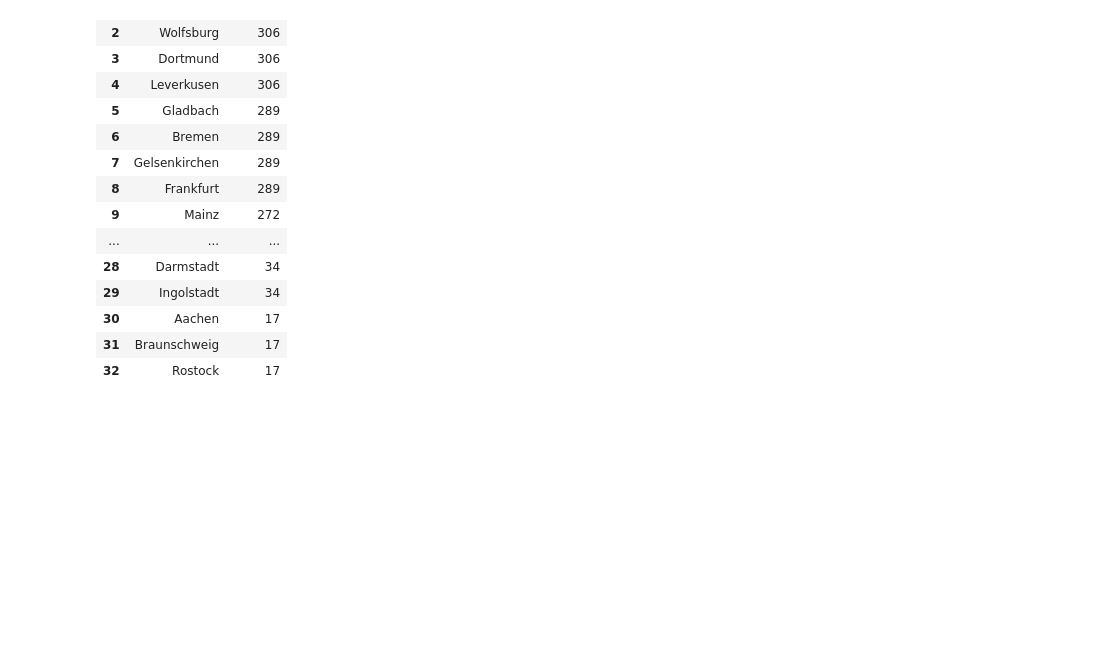
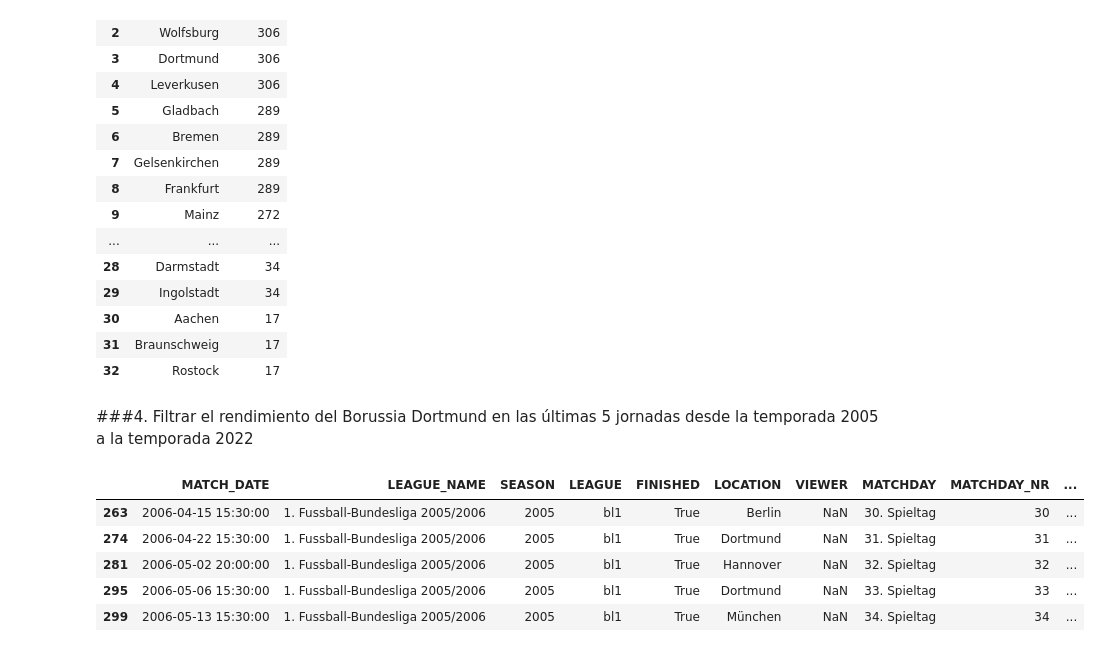
Before and after one commit to OmarFloresPTY/Pandas_Bundesliga_Analisis, a Jupyter notebook: bundesliga_2005_to_2023_season.ipynb, the cells around one changed output. Saved outputs shown, nothing was run; the diff lists cells and outputs as text; code cells hidden in the pictures; blank space fills up the shorter version.

```diff
--- a/bundesliga_2005_to_2023_season.ipynb
+++ b/bundesliga_2005_to_2023_season.ipynb
@@ -192,3 +168,15 @@ df_location_count
 | 30 | Aachen | 17 |
 | 31 | Braunschweig | 17 |
 | 32 | Rostock | 17 |
+# %% [markdown]
+###4. Filtrar el rendimiento del Borussia Dortmund en las últimas 5 jornadas desde la temporada 2005 a la temporada 2022
+# %%
+df_bvd_final_season = df_bundesliga[(df_bundesliga['MATCHDAY_NR'] >= 30) & (df_bundesliga['MATCHDAY_NR'] <= 34) ].loc[(df_bundesliga.HOME_TEAM_NAME == 'Borussia Dortmund') | (df_bundesliga.AWAY_TEAM_NAME == 'Borussia Dortmund')]
+df_bvd_final_season.head(5)
+# %% [output]
+|  | MATCH_DATE | LEAGUE_NAME | SEASON | LEAGUE | FINISHED | LOCATION | VIEWER | MATCHDAY | MATCHDAY_NR | ... |
+| 263 | 2006-04-15 15:30:00 | 1. Fussball-Bundesliga 2005/2006 | 2005 | bl1 | True | Berlin | NaN | 30. Spieltag | 30 | ... |
+| 274 | 2006-04-22 15:30:00 | 1. Fussball-Bundesliga 2005/2006 | 2005 | bl1 | True | Dortmund | NaN | 31. Spieltag | 31 | ... |
+| 281 | 2006-05-02 20:00:00 | 1. Fussball-Bundesliga 2005/2006 | 2005 | bl1 | True | Hannover | NaN | 32. Spieltag | 32 | ... |
+| 295 | 2006-05-06 15:30:00 | 1. Fussball-Bundesliga 2005/2006 | 2005 | bl1 | True | Dortmund | NaN | 33. Spieltag | 33 | ... |
+| 299 | 2006-05-13 15:30:00 | 1. Fussball-Bundesliga 2005/2006 | 2005 | bl1 | True | München | NaN | 34. Spieltag | 34 | ... |
```
Also changed, not shown: parts of 9 cells of this notebook.
